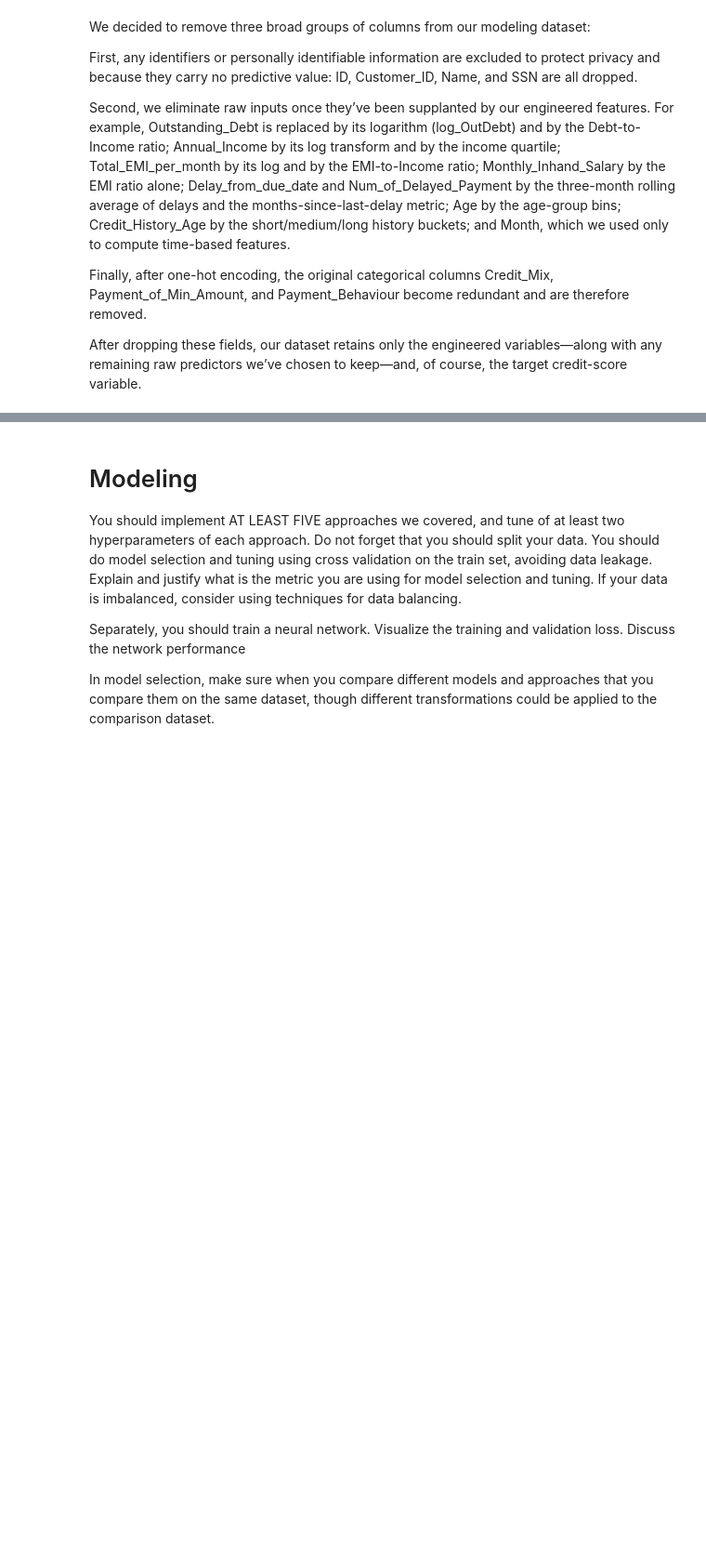
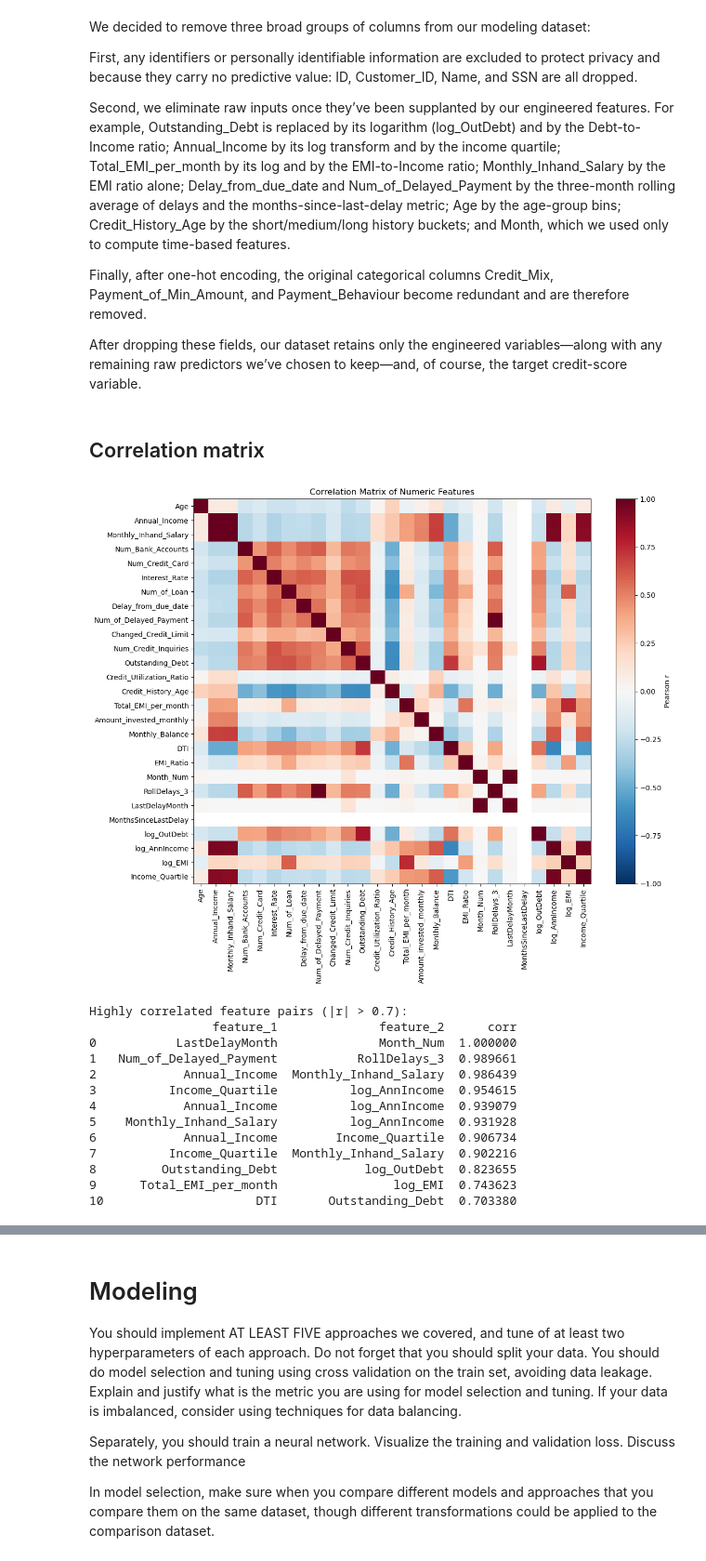
Before and after one commit to desousaluis00/group-project, a Jupyter notebook: official_version.ipynb, the cells around one changed output, grey strips where cells are left out. Shown at 93% size. Saved outputs shown, nothing was run; the diff lists cells and outputs as text; code cells hidden in the pictures; blank space fills up the shorter version.

```diff
--- a/official_version.ipynb
+++ b/official_version.ipynb
@@ -1080,3 +1097,61 @@ Second, we eliminate raw inputs once they’ve been supplanted by our engineered
 Finally, after one-hot encoding, the original categorical columns Credit_Mix, Payment_of_Min_Amount, and Payment_Behaviour become redundant and are therefore removed.
 
 After dropping these fields, our dataset retains only the engineered variables—along with any remaining raw predictors we’ve chosen to keep—and, of course, the target credit-score variable.
+# %% [markdown]
+## Correlation matrix
+# %%
+import numpy as np
+import matplotlib.pyplot as plt
+
+# 1. Grab just the numeric features (so categorical cuts like Age_Group/History_Length are excluded)
+numeric_cols = dataset.select_dtypes(include=[np.number]).columns
+
+# 2. Compute the Pearson correlation matrix
+corr = dataset[numeric_cols].corr()
+
+# 3. Plot the heatmap
+plt.figure(figsize=(12, 10))
+plt.imshow(corr, cmap='RdBu_r', vmin=-1, vmax=1, aspect='auto')
+plt.colorbar(label='Pearson r')
+plt.xticks(np.arange(len(numeric_cols)), numeric_cols, rotation=90)
+plt.yticks(np.arange(len(numeric_cols)), numeric_cols)
+plt.title("Correlation Matrix of Numeric Features")
+plt.tight_layout()
+plt.show()
+
+# 4. Extract all unique feature‐pairs with |r| > 0.7
+corr_pairs = (
+    corr
+      .abs()                          # absolute correlations
+      .unstack()                      # long form
+      .reset_index(name='corr')       # name the new column
+)
+corr_pairs.columns = ['feature_1', 'feature_2', 'corr']
+
+# filter out self‐pairs and duplicates (A,B vs B,A)
+strong_pairs = (
+    corr_pairs[
+        (corr_pairs['feature_1'] < corr_pairs['feature_2']) &
+        (corr_pairs['corr'] > 0.7)
+    ]
+    .sort_values('corr', ascending=False)
+    .reset_index(drop=True)
+)
+
+print("Highly correlated feature pairs (|r| > 0.7):")
+print(strong_pairs)
+# %% [output]
+[figure, added]
+Highly correlated feature pairs (|r| > 0.7):
+                 feature_1              feature_2      corr
+0           LastDelayMonth              Month_Num  1.000000
+1   Num_of_Delayed_Payment           RollDelays_3  0.989661
+2            Annual_Income  Monthly_Inhand_Salary  0.986439
+3          Income_Quartile          log_AnnIncome  0.954615
+4            Annual_Income          log_AnnIncome  0.939079
+5    Monthly_Inhand_Salary          log_AnnIncome  0.931928
+6            Annual_Income        Income_Quartile  0.906734
+7          Income_Quartile  Monthly_Inhand_Salary  0.902216
+8         Outstanding_Debt            log_OutDebt  0.823655
+9      Total_EMI_per_month                log_EMI  0.743623
+10                     DTI       Outstanding_Debt  0.703380
```
Also changed, not shown: parts of 10 cells of this notebook.
